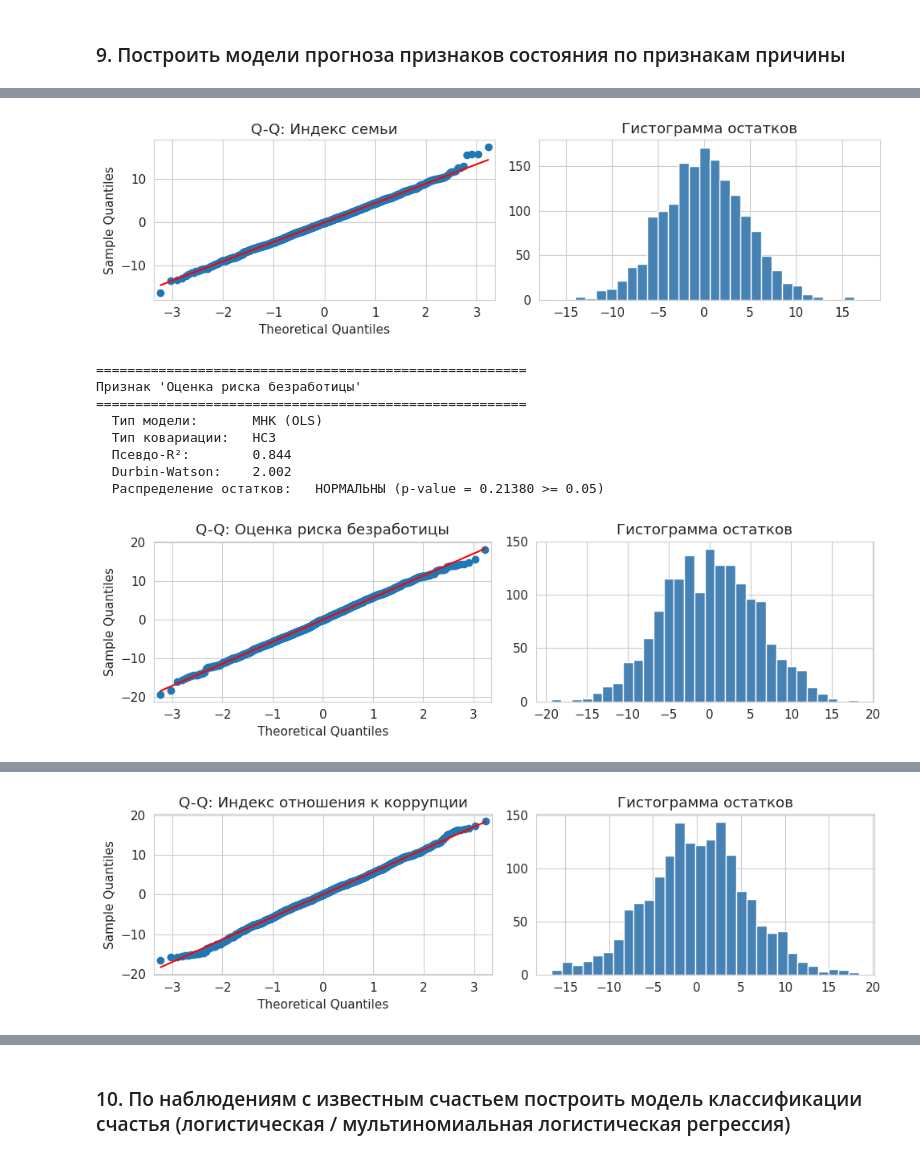
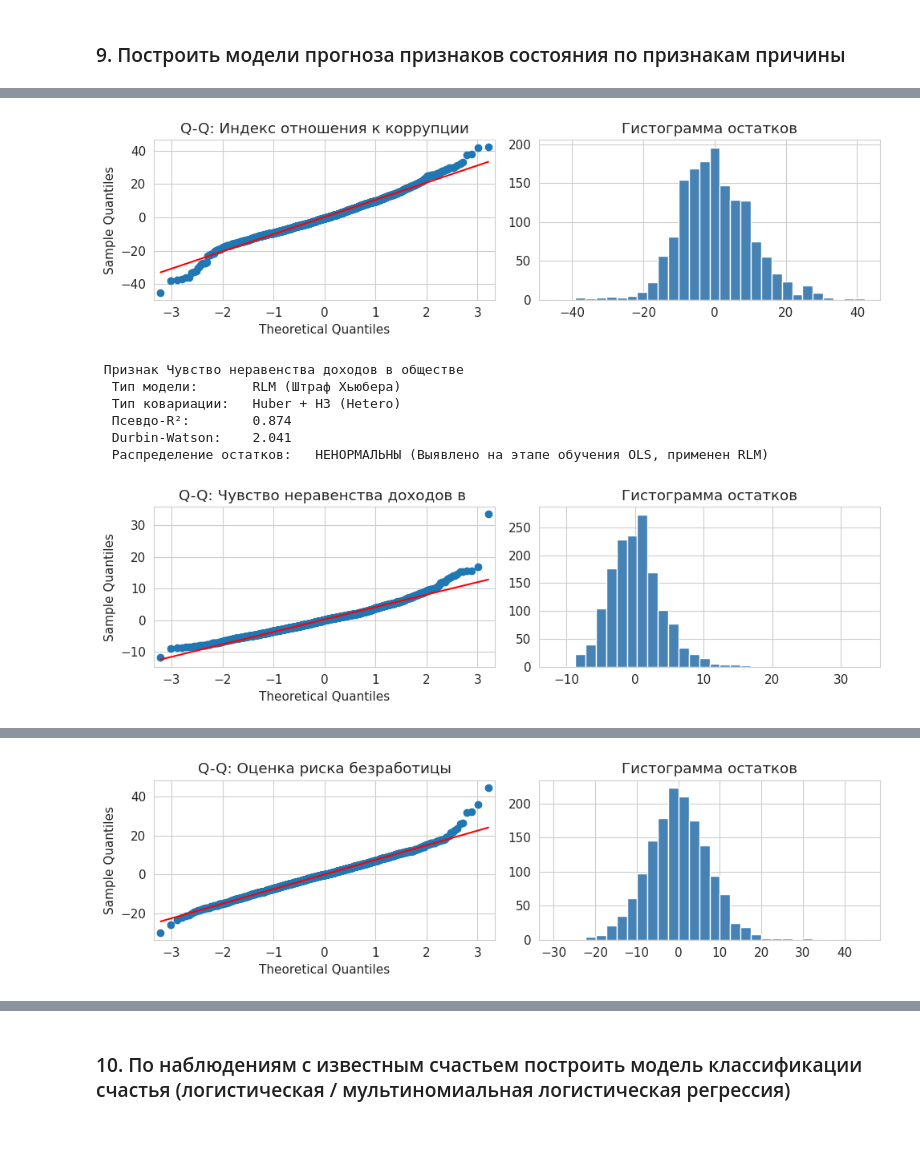
Before and after one commit to mhallan2/latex-labs, a Jupyter notebook: lab02/main.ipynb, the cells around one changed output, grey strips where cells are left out. Cells and saved outputs as stored; diff of their text form; code cells hidden in the pictures.

Commit message:
ура, для остальных работает (моя лаба не сходится нихера)

```diff
--- a/lab02/main.ipynb
+++ b/lab02/main.ipynb
@@ -37,6 +37,7 @@ sns.set_style("whitegrid")
 # %%
 DATA_PATH = "Вар_42_Б24-215_Гаганидзе_Лаба2_студент.xlsx"
 DATA_PATH = "Вар_51_Б24-215_Чугреев_Лаба2_студент.xlsx"
+DATA_PATH = "Вар_46_Б24-215_Кузьмина_Лаба2_студент.xlsx"
 df_raw = pd.read_excel(DATA_PATH)
 print(f"Размер: {df_raw.shape}")
 # print(f"Колонки:\n {"\n".join(list(df_raw.columns))}")
@@ -274,8 +243,8 @@ plt.show()
 # 1. ЕДИНЫЙ СПЛИТ ДАННЫХ ДЛЯ ВСЕЙ ЛАБОРАТОРНОЙ
 df_train, df_test = train_test_split(
     df_known,
-    test_size=0.15,
-    random_state=425,
+    test_size=0.2,
+    random_state=4,
     stratify=df_known["rank"]
 )
 
@@ -420,7 +399,7 @@ import statsmodels.api as sm
 
 print("=== АВТОМАТИЧЕСКИЙ АНАЛИЗ СКРЫТЫХ КАТЕГОРИАЛЬНЫХ И ЧИСЛОВЫХ СТРАТ ===")
 
-DELTA_THRESHOLD = 0.04  # Порог существенного отклонения (4%)
+DELTA_THRESHOLD = 0.1  # Порог существенного отклонения (4%)
 
 # Перебираем все обученные модели из сохраненного словаря
 for state_col, model_info in ols_state_models_full.items():
@@ -466,20 +445,17 @@ for state_col, model_info in ols_state_models_full.items():
 
         print("-" * 90)
 
-        # --- БЛОК 2: АНАЛИЗ ЧИСЛОВЫХ ПРИЗНАКОВ ---
+# --- БЛОК 2: АНАЛИЗ ЧИСЛОВЫХ ПРИЗНАКОВ ---
         print("  [Числовые страты (терцили) в аномалиях]:")
         for col in current_cols:
-            # Пропускаем категориальные переменные, если они попали в current_cols
             if col in CAT_FEATURES:
                 continue
 
             try:
-                # Разбиваем числовой фактор на терцили (3 равные по объему группы)
                 strata = pd.qcut(valid_data[col], q=3, labels=['Низкий', 'Средний', 'Высокий'], duplicates='drop')
             except Exception:
                 continue
 
-            # Расчет разницы долей терцилей: (Доля в аномалиях) - (Доля в train)
             train_strata_dist = strata.value_counts(normalize=True)
             anom_strata_dist = strata[anomalies_mask].value_counts(normalize=True) if not anomalies.empty else pd.Series()
 
@@ -487,13 +463,12 @@ for state_col, model_info in ols_state_models_full.items():
 
             has_num_output = False
             for strata_name, delta in diff_num.items():
-                if abs(delta) > DELTA_THRESHOLD:
+                # Объединяем условия: проверяем и порог, и направление (delta > DELTA_THRESHOLD)
+                if delta > DELTA_THRESHOLD:
                     if not has_num_output:
                         print(f"    * Фактор: '{col}'")
                         has_num_output = True
-                    direction = "ЧАЩЕ" if delta > 0 else "РЕЖЕ"
-                    if delta > 0:
-                        print(f"      → Страта '{strata_name} уровень' встречается в аномалиях {direction} (Δ = {delta:+.3f})")
+                    print(f"      → Страта '{strata_name} уровень' встречается в аномалиях ЧАЩЕ (Δ = {delta:+.3f})")
 
 print("\n" + "="*90 + "\nПолный стратификационный анализ аномалий завершен.")
 # %% [output]
@@ -799,10 +770,6 @@ print("ПРЕДСКАЗАНИЯ ДЛЯ ОТОБРАННЫХ ПРИЗНАКОВ
 cause_medians = df_train[current_cols].median()
 
 for target_col in selected_state:
-    print(f"\n{'=' * 55}")
-    print(f"Признак '{target_col}'")
-    print(f"{'=' * 55}")
-
     # Забираем уже обученные робастные модели
     model_info = ols_state_models_full[target_col]
     model = model_info["model"]
@@ -819,28 +786,27 @@ for target_col in selected_state:
     }
 
     dw = durbin_watson(model.resid)
+    # Было: shapiro_stat, shapiro_p = stats.shapiro(model.resid)
+    # Стало: ориентируемся на сохраненный флаг робастности
+    if is_robust:
+        print(f"\n Признак {target_col}")
+        normality_verdict = "НЕНОРМАЛЬНЫ (Выявлено на этапе обучения OLS, применен RLM)"
+        print(f"  Тип модели:       {'RLM (Штраф Хьюбера)' if is_robust else 'МНК (OLS)'}")
+        print(f"  Тип ковариации:   {cov_type_label}")
+        print(f"  Псевдо-R²:        {r2_val:.3f}")
+        print(f"  Durbin-Watson:    {dw:.3f}")
+        print(f"  Распределение остатков:   {normality_verdict}")
 
-    # Вычисляем тест Шапиро-Уилка для остатков текущей модели
-    shapiro_stat, shapiro_p = stats.shapiro(model.resid)
-    if shapiro_p < PVALUE_THRESHOLD:
-        normality_verdict = f"НЕНОРМАЛЬНЫ (p-value = {shapiro_p:.5f} < {PVALUE_THRESHOLD})"
+        # Q-Q plot и гистограмма
+        fig, axes = plt.subplots(1, 2, figsize=(10, 3))
+        sm.qqplot(model.resid, line="s", ax=axes[0])
+        axes[0].set_title(f"Q-Q: {target_col[:30]}")
+        axes[1].hist(model.resid, bins=30, color="steelblue", edgecolor="white")
+        axes[1].set_title("Гистограмма остатков")
+        plt.tight_layout()
+        plt.show()
     else:
         normality_verdict = f"НОРМАЛЬНЫ (p-value = {shapiro_p:.5f} >= {PVALUE_THRESHOLD})"
-
-    print(f"  Тип модели:       {'RLM (Штраф Хьюбера)' if is_robust else 'МНК (OLS)'}")
-    print(f"  Тип ковариации:   {cov_type_label}")
-    print(f"  Псевдо-R²:        {r2_val:.3f}")
-    print(f"  Durbin-Watson:    {dw:.3f}")
-    print(f"  Распределение остатков:   {normality_verdict}")
-
-    # Q-Q plot и гистограмма
-    fig, axes = plt.subplots(1, 2, figsize=(10, 3))
-    sm.qqplot(model.resid, line="s", ax=axes[0])
-    axes[0].set_title(f"Q-Q: {target_col[:30]}")
-    axes[1].hist(model.resid, bins=30, color="steelblue", edgecolor="white")
-    axes[1].set_title("Гистограмма остатков")
-    plt.tight_layout()
-    plt.show()
 
     # Формируем предсказания для всех трёх частей
     for src_df, store in [
@@ -877,10 +839,8 @@ print(f"\nМоделей отобрано и предсказано: {len(ols_mo
-[figure, old version]
+[figure, new version]
-=======================================================
-Признак 'Оценка риска безработицы'
-=======================================================
-  Тип модели:       МНК (OLS)
-  Тип ковариации:   HC3
-  Псевдо-R²:        0.844
-  Durbin-Watson:    2.002
-  Распределение остатков:   НОРМАЛЬНЫ (p-value = 0.21380 >= 0.05)
+ Признак Чувство неравенства доходов в обществе
+  Тип модели:       RLM (Штраф Хьюбера)
+  Тип ковариации:   Huber + H3 (Hetero)
+  Псевдо-R²:        0.874
+  Durbin-Watson:    2.041
+  Распределение остатков:   НЕНОРМАЛЬНЫ (Выявлено на этапе обучения OLS, применен RLM)
-[figure, old version]
+[figure, new version]
@@ -895 +853 @@ print(f"\nМоделей отобрано и предсказано: {len(ols_mo
-[figure, old version]
+[figure, new version]
```
Also changed, not shown: parts of 18 cells of this notebook.
